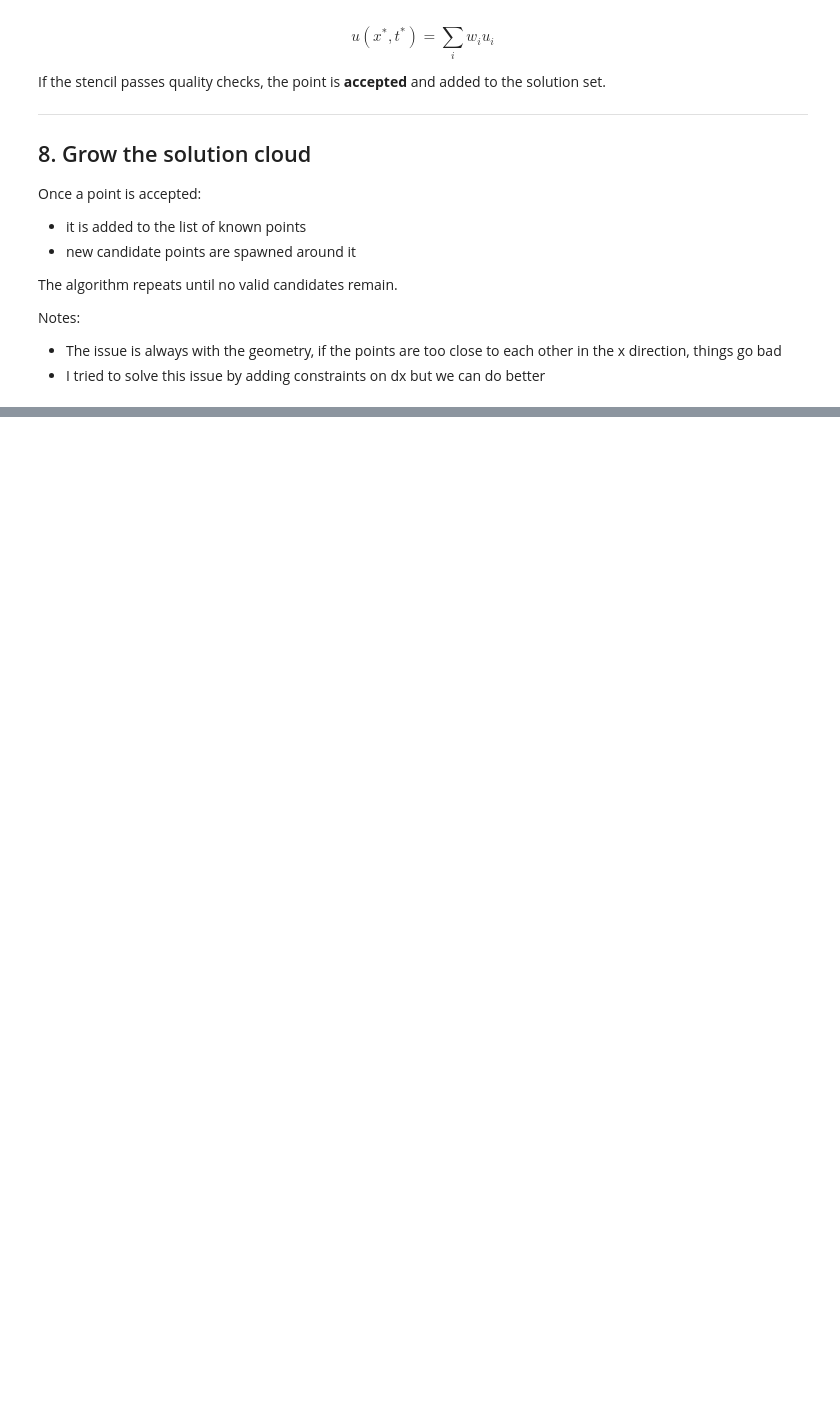
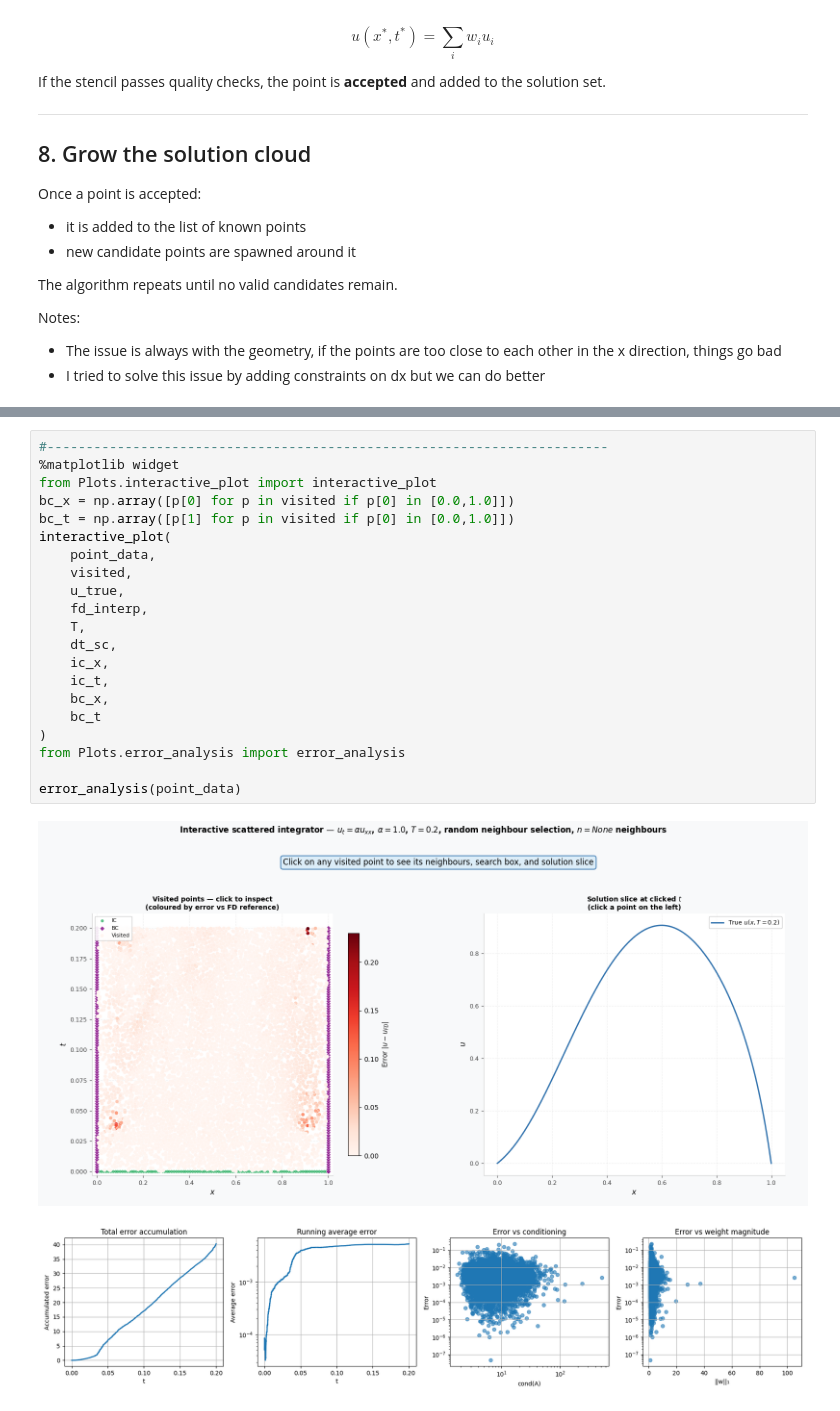
Before and after one commit to atayyar1/RL-For-PDEs, a Jupyter notebook: Taylor linear predictor/3. Rollout using GFDM.ipynb, the cells around one changed output, grey strips where cells are left out. Drawn from its saved outputs; the diff is of its cells as text; blank space fills up the shorter version.

```diff
--- a/Taylor linear predictor/3. Rollout using GFDM.ipynb
+++ b/Taylor linear predictor/3. Rollout using GFDM.ipynb
@@ -986,0 +1052,24 @@ Accepted points: 6412
+# %%
+#------------------------------------------------------------------------
+%matplotlib widget
+from Plots.interactive_plot import interactive_plot
+bc_x = np.array([p[0] for p in visited if p[0] in [0.0,1.0]])
+bc_t = np.array([p[1] for p in visited if p[0] in [0.0,1.0]])
+interactive_plot(
+    point_data,
+    visited,
+    u_true,
+    fd_interp,
+    T,
+    dt_sc,
+    ic_x,
+    ic_t,
+    bc_x,
+    bc_t
+)
+from Plots.error_analysis import error_analysis
+
+error_analysis(point_data)
+# %% [output]
+[figure, added]
+[figure, added]
```
Also changed, not shown: parts of 11 cells of this notebook.
